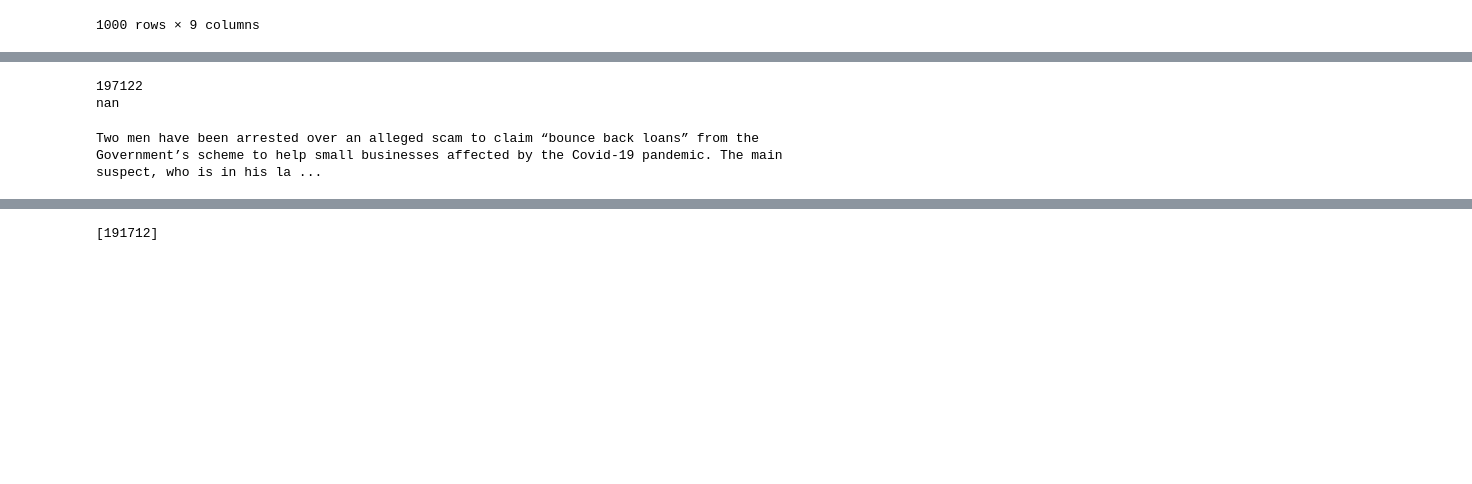
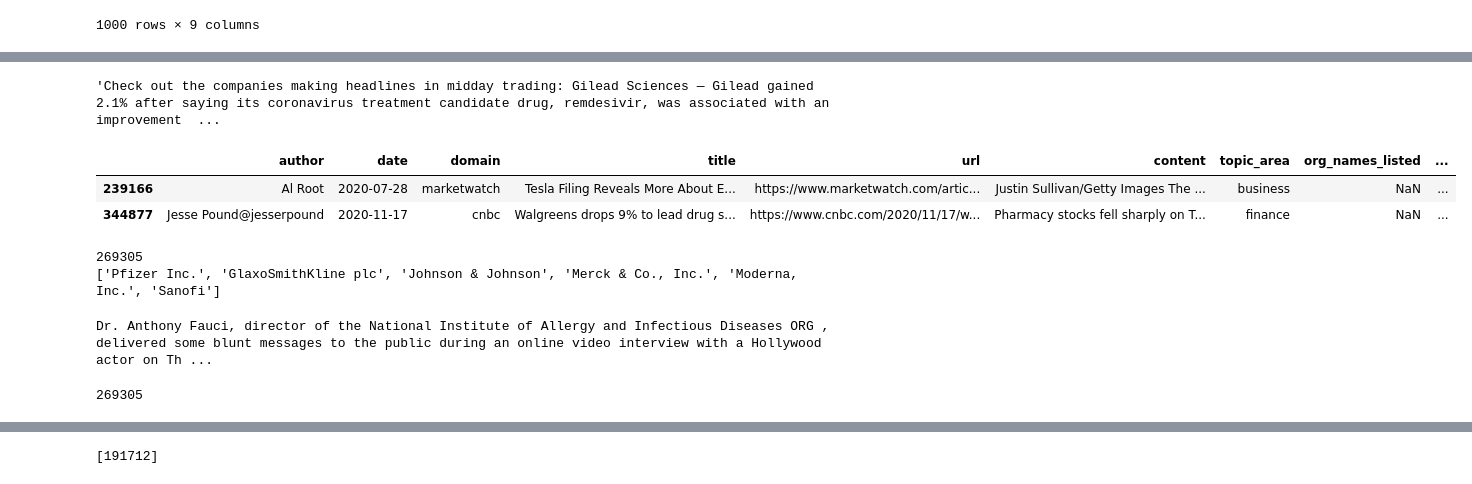
Before and after one commit to TraceyEtheridge/Thesis, a Jupyter notebook: Company_Name_Labelling.ipynb, the cells around one changed output, grey strips where cells are left out. Drawn from its saved outputs; the diff is of its cells as text; code cells hidden in the pictures; blank space fills up the shorter version.

```diff
--- a/Company_Name_Labelling.ipynb
+++ b/Company_Name_Labelling.ipynb
@@ -59,9 +59,3 @@ df_lab = df.loc[article_indices,:].copy()
 df_lab.loc[:,'org_names_listed'] = ''
 df_lab.loc[:,'org_names_listed_uo'] = ''
 df_lab.head(1)
-# %%
-# Load wip file
-#file_latest = 'df_lab_2021_07_11_21_20.csv'
-file_latest = 'df_lab_latest.csv'
-df_lab = pd.read_csv('./data/' + file_latest, index_col=0)
-print(sum(df_lab['org_names_listed'].isna()))
@@ -97,17 +118,28 @@ ner_processor = en_core_web_sm.load()
 # %%
-#df_lab.loc[159684,'content']
+df_lab.loc[199564,'content']
+# %% [output]
+'Check out the companies making headlines in midday trading: Gilead Sciences — Gilead gained 2.1% after saying its coronavirus treatment candidate drug, remdesivir, was associated with an improvement  ...
+# %%
+df_lab[df_lab['org_names_listed'].isna()]
+# %% [output]
+|  | author | date | domain | title | url | content | topic_area | org_names_listed | ... |
+| 239166 | Al Root | 2020-07-28 | marketwatch | Tesla Filing Reveals More About E... | https://www.marketwatch.com/artic... | Justin Sullivan/Getty Images The ... | business | NaN | ... |
+| 344877 | Jesse Pound@jesserpound | 2020-11-17 | cnbc | Walgreens drops 9% to lead drug s... | https://www.cnbc.com/2020/11/17/w... | Pharmacy stocks fell sharply on T... | finance | NaN | ... |
 # %%
-num = 549
+num = 999
 article_index = article_indices[num]
+#article_index = 344877
 print(article_index)
 print(df_lab.loc[article_index]['org_names_listed'])
 
 article = df_lab.loc[article_index]['content']
 spacy.displacy.render(ner_processor(article), style='ent', options = {"ents": ["ORG"]})
+print(article_index)
 # %% [output]
-197122
-nan
+269305
+['Pfizer Inc.', 'GlaxoSmithKline plc', 'Johnson & Johnson', 'Merck & Co., Inc.', 'Moderna, Inc.', 'Sanofi']
-Two men have been arrested over an alleged scam to claim “bounce back loans” from the Government’s scheme to help small businesses affected by the Covid-19 pandemic. The main suspect, who is in his la ...
+Dr. Anthony Fauci, director of the National Institute of Allergy and Infectious Diseases ORG , delivered some blunt messages to the public during an online video interview with a Hollywood actor on Th ...
+269305
 # %%
 listed_orgs =    []
 listed_orgs_uo = []
```
Also changed, not shown: parts of 9 cells of this notebook, 2 other files.
